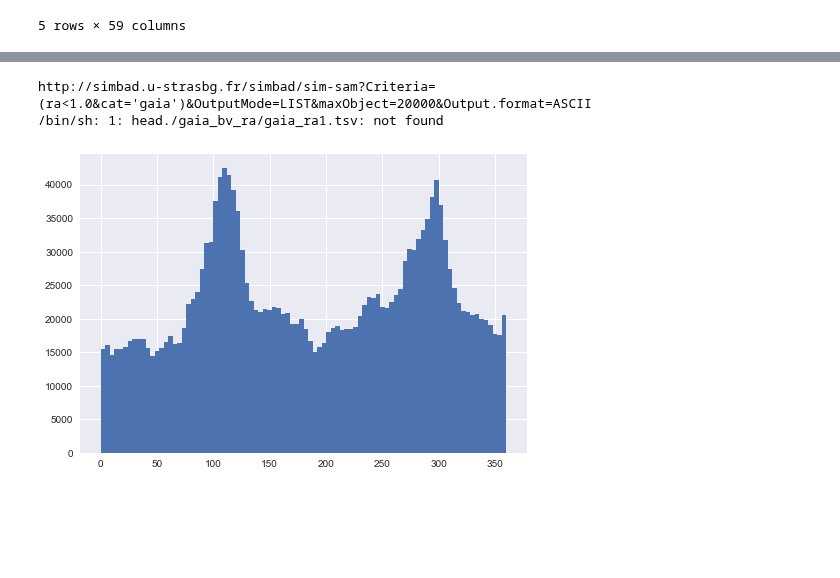
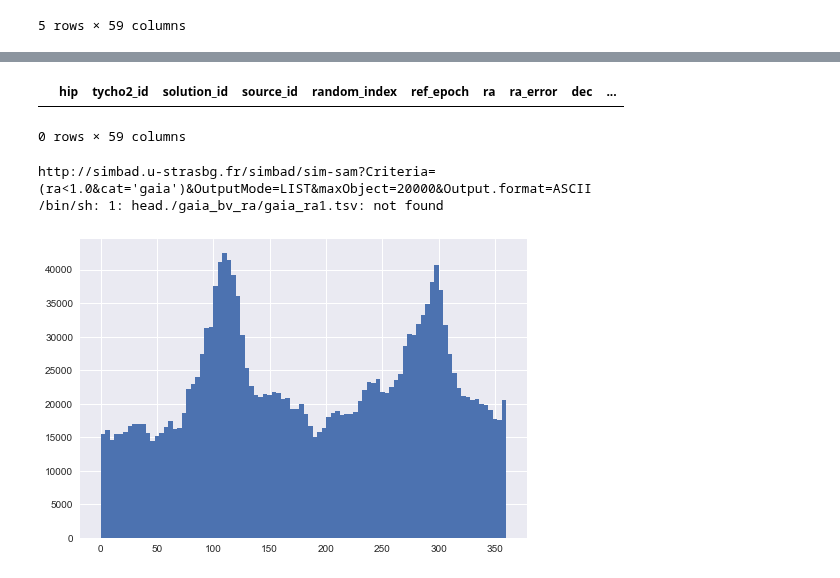
Before and after one commit to paantya/gaialib, a Jupyter notebook: 2017-2018.ipynb, the cells around one changed output, grey strips where cells are left out. Drawn from its saved outputs; the diff is of its cells as text; code cells hidden in the pictures; blank space fills up the shorter version.

```diff
--- a/2017-2018.ipynb
+++ b/2017-2018.ipynb
@@ -198,0 +237,6 @@ df0.head()
+# %%
+#dfGR.head(5)
+df0[df0['hip']==91262.0]
+# %% [output]
+|  | hip | tycho2_id | solution_id | source_id | random_index | ref_epoch | ra | ra_error | dec | ... |
+0 rows × 59 columns
```
Also changed, not shown: parts of 7 cells of this notebook, 1 other file.
